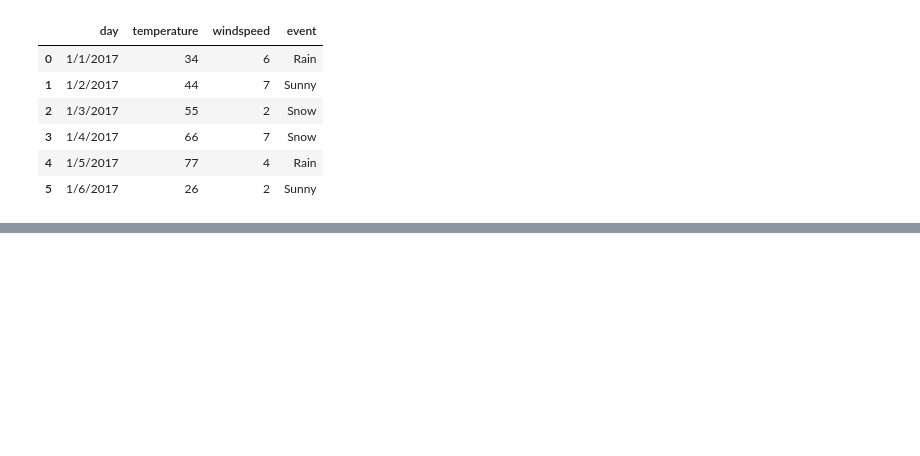
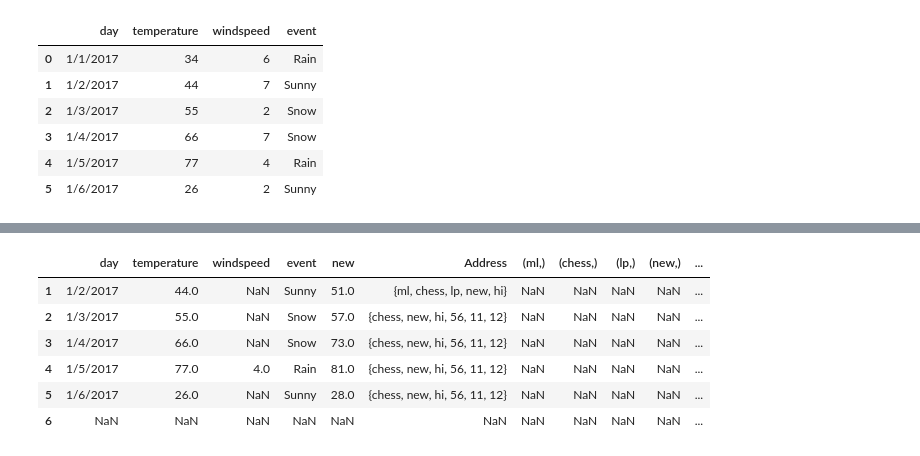
Before and after one commit to XDFrost/Pandas-Tuts, a Jupyter notebook: Day_1/Day_1_Data_Frame_Basics.ipynb, the cells around one changed output, grey strips where cells are left out. Cells and saved outputs as stored; diff of their text form; code cells hidden in the pictures; blank space fills up the shorter version.

```diff
--- a/Day_1/Day_1_Data_Frame_Basics.ipynb
+++ b/Day_1/Day_1_Data_Frame_Basics.ipynb
@@ -333,0 +456,10 @@ df
+# %%
+df.replace([7.0,2.0], np.nan)
+# %% [output]
+|  | day | temperature | windspeed | event | new | Address | (ml,) | (chess,) | (lp,) | (new,) | ... |
+| 1 | 1/2/2017 | 44.0 | NaN | Sunny | 51.0 | {ml, chess, lp, new, hi} | NaN | NaN | NaN | NaN | ... |
+| 2 | 1/3/2017 | 55.0 | NaN | Snow | 57.0 | {chess, new, hi, 56, 11, 12} | NaN | NaN | NaN | NaN | ... |
+| 3 | 1/4/2017 | 66.0 | NaN | Snow | 73.0 | {chess, new, hi, 56, 11, 12} | NaN | NaN | NaN | NaN | ... |
+| 4 | 1/5/2017 | 77.0 | 4.0 | Rain | 81.0 | {chess, new, hi, 56, 11, 12} | NaN | NaN | NaN | NaN | ... |
+| 5 | 1/6/2017 | 26.0 | NaN | Sunny | 28.0 | {chess, new, hi, 56, 11, 12} | NaN | NaN | NaN | NaN | ... |
+| 6 | NaN | NaN | NaN | NaN | NaN | NaN | NaN | NaN | NaN | NaN | ... |
```
Also changed, not shown: parts of 27 cells of this notebook, 8 other files.
